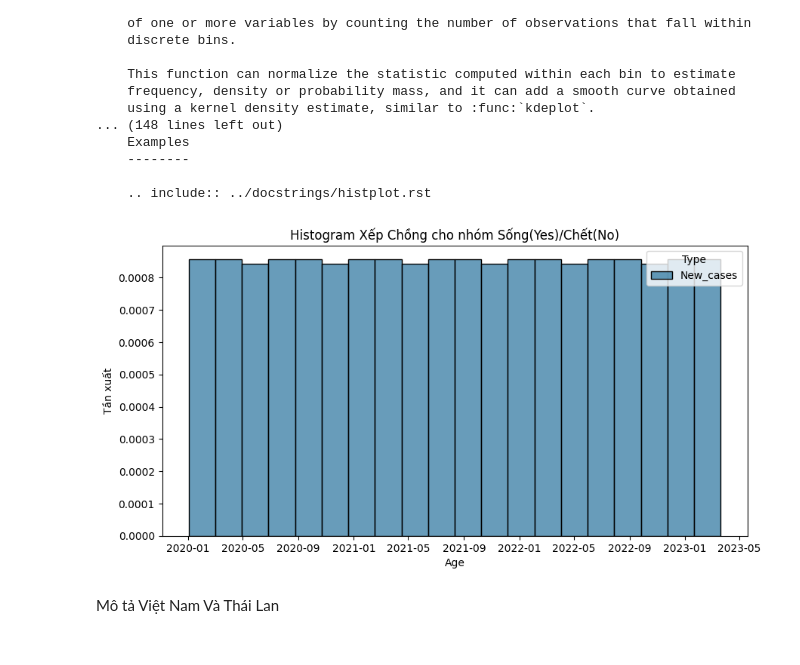
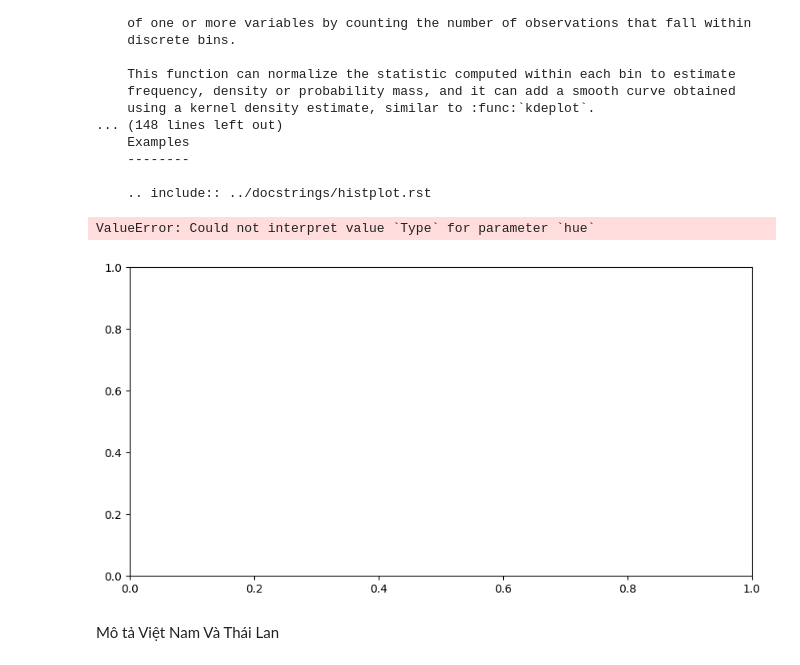
Before and after one commit to tonypham90/TKUD_KHTN, a Jupyter notebook: BT/BT2/Baitap2.ipynb, the cells around one changed output. Drawn from its saved outputs; the diff is of its cells as text; code cells hidden in the pictures.

```diff
--- a/BT/BT2/Baitap2.ipynb
+++ b/BT/BT2/Baitap2.ipynb
@@ -517,2 +518,2 @@ import datetime
 # %%
-df_vn = MonthYear =lambda x: df_vn['Date_reported'].str('%b %y')
+# MonthYear =lambda x: df_vn['Date_reported'].str('%b %y')
@@ -561,15 +553,16 @@ histplot(data=None, *, x=None, y=None, hue=None, weights=None, stat='count', bin
 # %%
 f = plt.figure(figsize=(10,5))
 ax = f.add_subplot(1,1,1)
 
 
-sns.histplot(data=df_vn_format,ax=ax,stat='density',multiple='dodge',x='Date_reported',palette="mako",hue='Type',element='bars',legend='True',bins=20)
+sns.histplot(data=df_vn,ax=ax,stat='count',multiple='dodge',x='Date_reported',palette="mako",hue='Type',element='bars',legend='True',bins=20)
 ax.set_title('Histogram Xếp Chồng cho nhóm Sống(Yes)/Chết(No)')
 ax.set_xlabel('Age')
 ax.set_ylabel("Tần xuất")
 ax.set_label(['Sống','Chết'])
 # %% [output]
+ValueError: Could not interpret value `Type` for parameter `hue`
-[figure, old version]
+[figure, new version]
 # %% [markdown]
 Mô tả Việt Nam Và Thái Lan
 # %%
```
Also changed, not shown: parts of 7 cells of this notebook, 2 other files.
